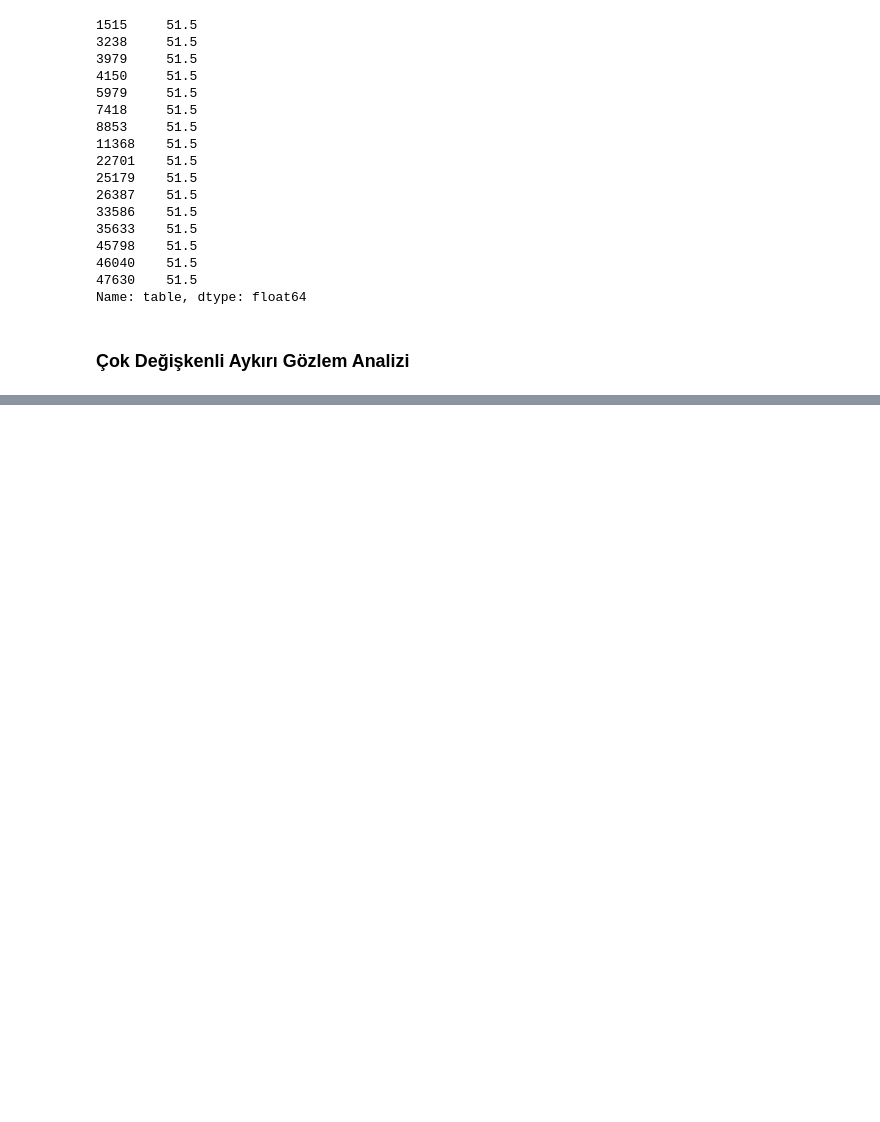
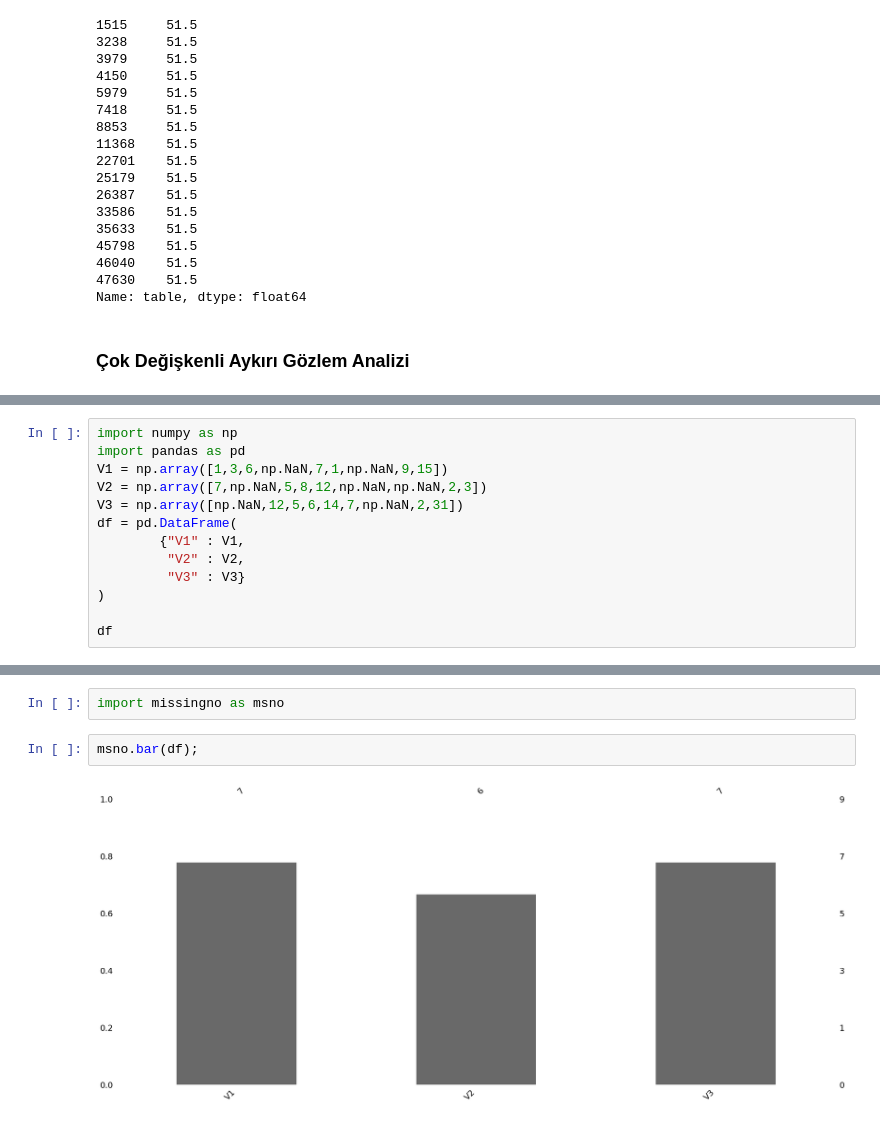
Before and after one commit to MelikeApalak/veri_analizi, a Jupyter notebook: data_preprocessing.ipynb, the cells around one changed output, grey strips where cells are left out. Saved outputs shown, nothing was run; the diff lists cells and outputs as text; blank space fills up the shorter version.

```diff
--- a/data_preprocessing.ipynb
+++ b/data_preprocessing.ipynb
@@ -300,0 +478,13 @@ Name: table, dtype: float64
+# %%
+import numpy as np
+import pandas as pd
+V1 = np.array([1,3,6,np.NaN,7,1,np.NaN,9,15])
+V2 = np.array([7,np.NaN,5,8,12,np.NaN,np.NaN,2,3])
+V3 = np.array([np.NaN,12,5,6,14,7,np.NaN,2,31])
+df = pd.DataFrame(
+        {"V1" : V1,
+         "V2" : V2,
+         "V3" : V3}
+)
+
+df
@@ -300,0 +687,6 @@ Name: table, dtype: float64
+# %%
+import missingno as msno
+# %%
+msno.bar(df);
+# %% [output]
+[figure, added]
```
Also changed, not shown: parts of 75 cells of this notebook.
